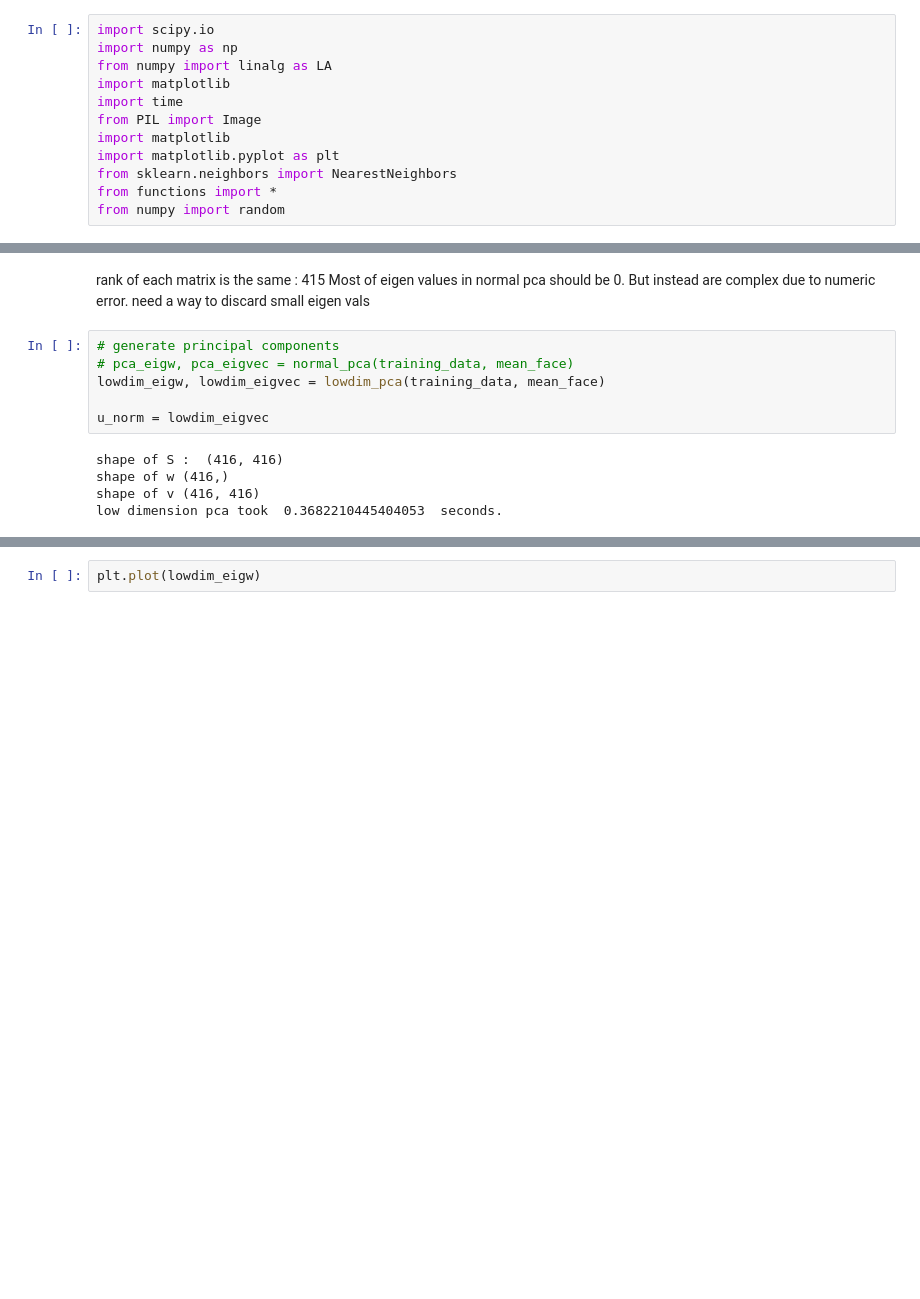
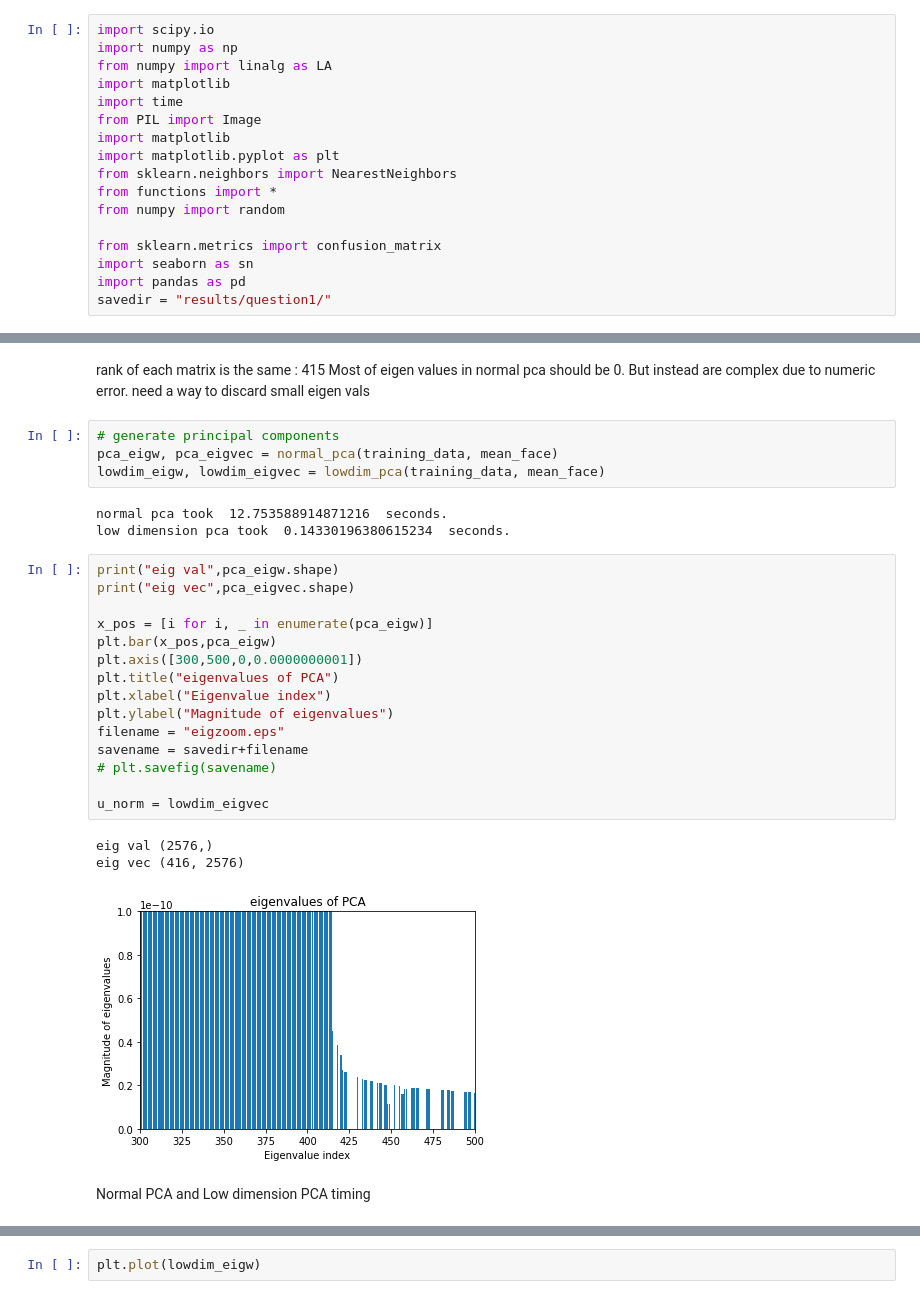
Before and after one commit to jonmcwong/pattern_recog_cw1, a Jupyter notebook: question1.ipynb, the cells around one changed output, grey strips where cells are left out. Drawn from its saved outputs; the diff is of its cells as text; blank space fills up the shorter version.

```diff
--- a/question1.ipynb
+++ b/question1.ipynb
@@ -10,6 +10,11 @@ import matplotlib.pyplot as plt
 from sklearn.neighbors import NearestNeighbors
 from functions import *
 from numpy import random
+
+from sklearn.metrics import confusion_matrix
+import seaborn as sn
+import pandas as pd
+savedir = "results/question1/"
 # %%
 # load data
 mat = scipy.io.loadmat('face.mat')
@@ -39,12 +45,29 @@ rank of each matrix is the same : 415
 Most of eigen values in normal pca should be 0. But instead are complex due to numeric error. need a way to discard small eigen vals
 # %%
 # generate principal components
-# pca_eigw, pca_eigvec = normal_pca(training_data, mean_face)
+pca_eigw, pca_eigvec = normal_pca(training_data, mean_face)
 lowdim_eigw, lowdim_eigvec = lowdim_pca(training_data, mean_face)
-
-u_norm = lowdim_eigvec
 # %% [output]
-shape of S :  (416, 416)
-shape of w (416,)
-shape of v (416, 416)
-low dimension pca took  0.3682210445404053  seconds.
+normal pca took  12.753588914871216  seconds.
+low dimension pca took  0.14330196380615234  seconds.
+# %%
+print("eig val",pca_eigw.shape)
+print("eig vec",pca_eigvec.shape)
+
+x_pos = [i for i, _ in enumerate(pca_eigw)]
+plt.bar(x_pos,pca_eigw)
+plt.axis([300,500,0,0.0000000001])
+plt.title("eigenvalues of PCA")
+plt.xlabel("Eigenvalue index")
+plt.ylabel("Magnitude of eigenvalues")
+filename = "eigzoom.eps"
+savename = savedir+filename
+# plt.savefig(savename)
+
+u_norm = lowdim_eigvec
+# %% [output]
+eig val (2576,)
+eig vec (416, 2576)
+[figure, added]
+# %% [markdown]
+Normal PCA and Low dimension PCA timing
```
Also changed, not shown: parts of 22 cells of this notebook, 31 other files.
